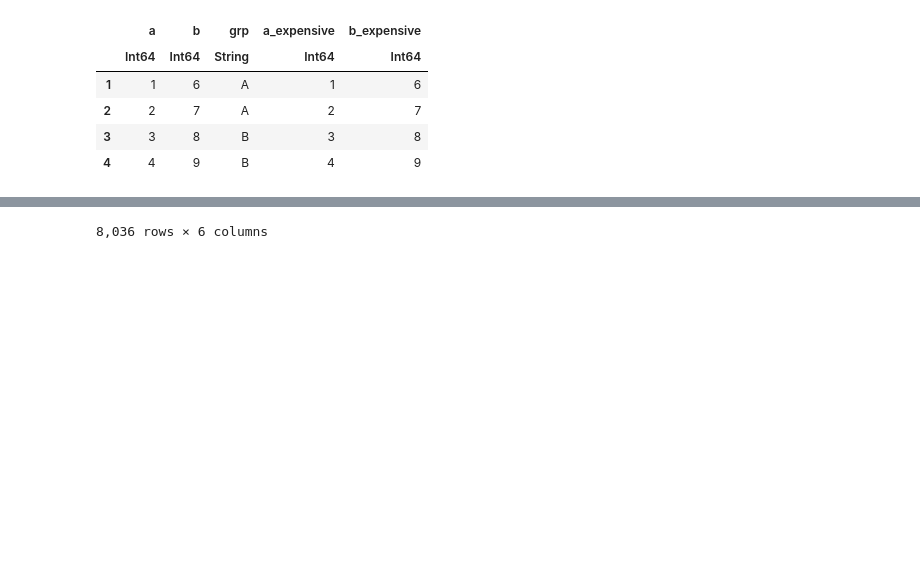
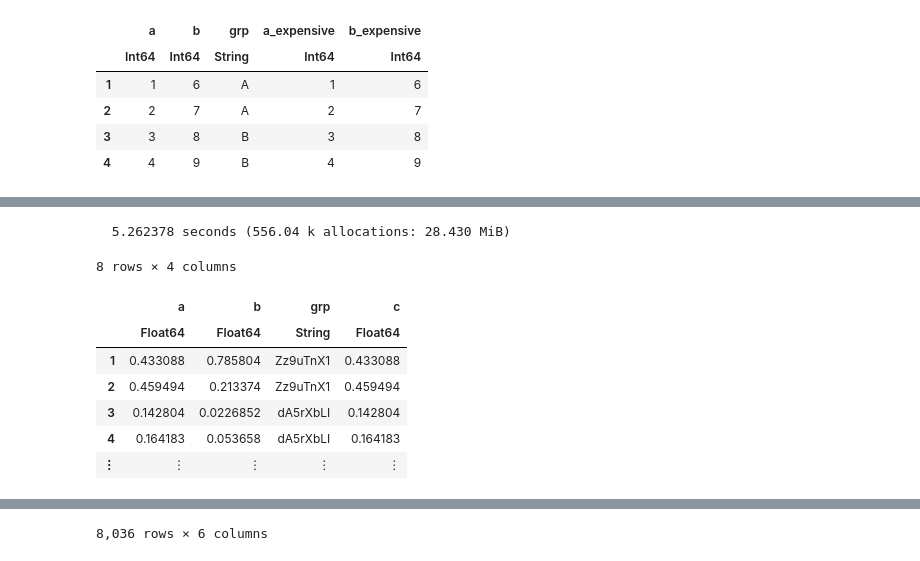
Before and after one commit to marketneutral/misc_research, a Jupyter notebook: julia_learning/dataframe_recipes.ipynb, the cells around one changed output, grey strips where cells are left out. Cells and saved outputs as stored; diff of their text form; code cells hidden in the pictures; blank space fills up the shorter version.

```diff
--- a/julia_learning/dataframe_recipes.ipynb
+++ b/julia_learning/dataframe_recipes.ipynb
@@ -245,0 +382,6 @@ insertcols!(df, (col_names_vector .=> new_cols)..., copycols=false)
+# %%
+df = DataFrame(a=["A", "B"], b=["C", "D"])
+
+@pipe df |>
+    transform(_, [:a, :b] => ByRow((x, y) -> x*"_"*y) => "c") |>
+    filter(row -> row.a ∈ ["B"], _)
@@ -245,0 +393,16 @@ insertcols!(df, (col_names_vector .=> new_cols)..., copycols=false)
+# %%
+function ptransform(gdf::GroupedDataFrame, args...)
+    groups_ = Vector{Any}(undef, length(gdf))
+    @threads for i in length(gdf)
+        groups_[i] = transform(gdf[i], args...)
+    end
+    return reduce(vcat, groups_)
+end
+
+@time begin
+    a = @pipe df |>
+        groupby(_, :grp) |>
+        ptransform(_,
+            [c => (x->expensive(x)) => Symbol("$c"*"_expensive") for c in [:a, :b]]
+        )
+end
@@ -245,0 +445,16 @@ insertcols!(df, (col_names_vector .=> new_cols)..., copycols=false)
+# %%
+@time begin
+    @pipe df |>
+        groupby(_, :grp) |>
+        ptransform(_, :a => (x->expensive(x)) => :c)
+end
+# %% [output]
+  5.262378 seconds (556.04 k allocations: 28.430 MiB)
+8 rows × 4 columns
+|  | a | b | grp | c |
+|  | Float64 | Float64 | String | Float64 |
+| 1 | 0.433088 | 0.785804 | Zz9uTnX1 | 0.433088 |
+| 2 | 0.459494 | 0.213374 | Zz9uTnX1 | 0.459494 |
+| 3 | 0.142804 | 0.0226852 | dA5rXbLI | 0.142804 |
+| 4 | 0.164183 | 0.053658 | dA5rXbLI | 0.164183 |
+| ⋮ | ⋮ | ⋮ | ⋮ | ⋮ |
```
Also changed, not shown: parts of 24 cells of this notebook, 2 other files.
